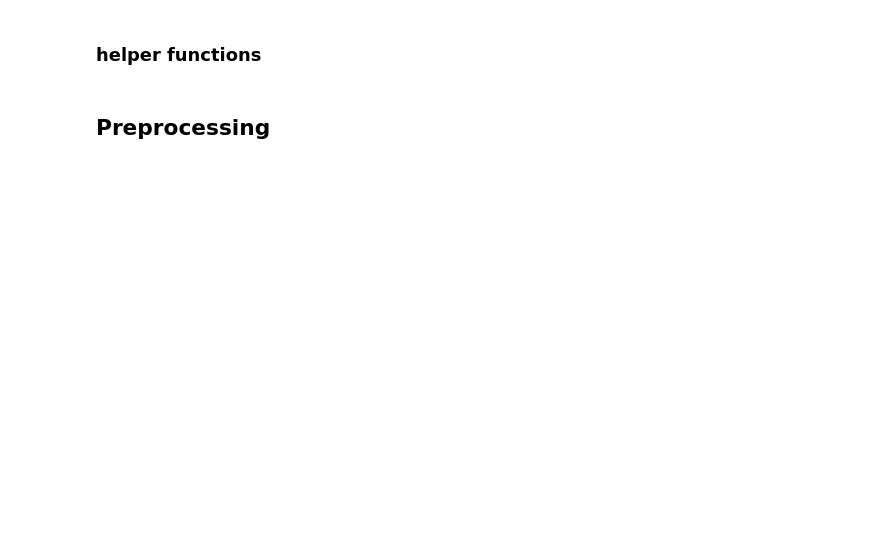
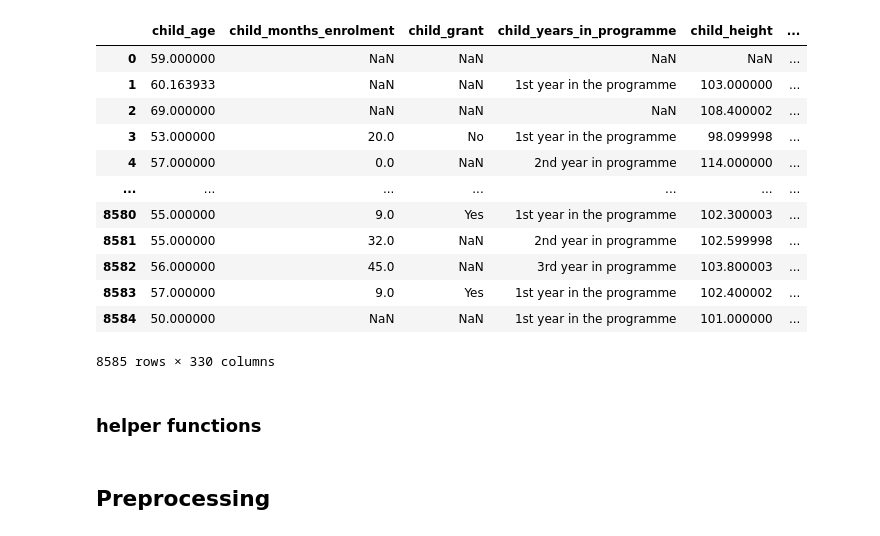
Before and after one commit to Kingston-5/DataDrive2030-Early-Learning-Predictors-Challenge, a Jupyter notebook: ECD_main.ipynb, the cells around one changed output. Drawn from its saved outputs; the diff is of its cells as text; code cells hidden in the pictures; blank space fills up the shorter version.

```diff
--- a/ECD_main.ipynb
+++ b/ECD_main.ipynb
@@ -12,7 +11,7 @@ import eli5
 # %%
 # Load files
-train = pd.read_csv('Train.csv')
-test = pd.read_csv('Test.csv')
+train = pd.read_csv('New_Train.csv')
+test = pd.read_csv('New_Test.csv')
 SampleSubmission = pd.read_csv('SampleSubmission.csv')
 # %%
 # identify target
@@ -23,4 +22,3 @@ for i in train.columns.values:
 
 target = train[target_cols]
 train[target_cols].head()
-train.drop(['target'],inplace=True,axis=1)
@@ -27,3 +32,19 @@ train.drop(['target'],inplace=True,axis=1)
+# %%
+train
+# %% [output]
+|  | child_age | child_months_enrolment | child_grant | child_years_in_programme | child_height | ... |
+| 0 | 59.000000 | NaN | NaN | NaN | NaN | ... |
+| 1 | 60.163933 | NaN | NaN | 1st year in the programme | 103.000000 | ... |
+| 2 | 69.000000 | NaN | NaN | NaN | 108.400002 | ... |
+| 3 | 53.000000 | 20.0 | No | 1st year in the programme | 98.099998 | ... |
+| 4 | 57.000000 | 0.0 | NaN | 2nd year in programme | 114.000000 | ... |
+| ... | ... | ... | ... | ... | ... | ... |
+| 8580 | 55.000000 | 9.0 | Yes | 1st year in the programme | 102.300003 | ... |
+| 8581 | 55.000000 | 32.0 | NaN | 2nd year in programme | 102.599998 | ... |
+| 8582 | 56.000000 | 45.0 | NaN | 3rd year in programme | 103.800003 | ... |
+| 8583 | 57.000000 | 9.0 | Yes | 1st year in the programme | 102.400002 | ... |
+| 8584 | 50.000000 | NaN | NaN | 1st year in the programme | 101.000000 | ... |
+8585 rows × 330 columns
 # %% [markdown]
 ### helper functions
 # %%
```
Also changed, not shown: parts of 18 cells of this notebook, 2 other files.
